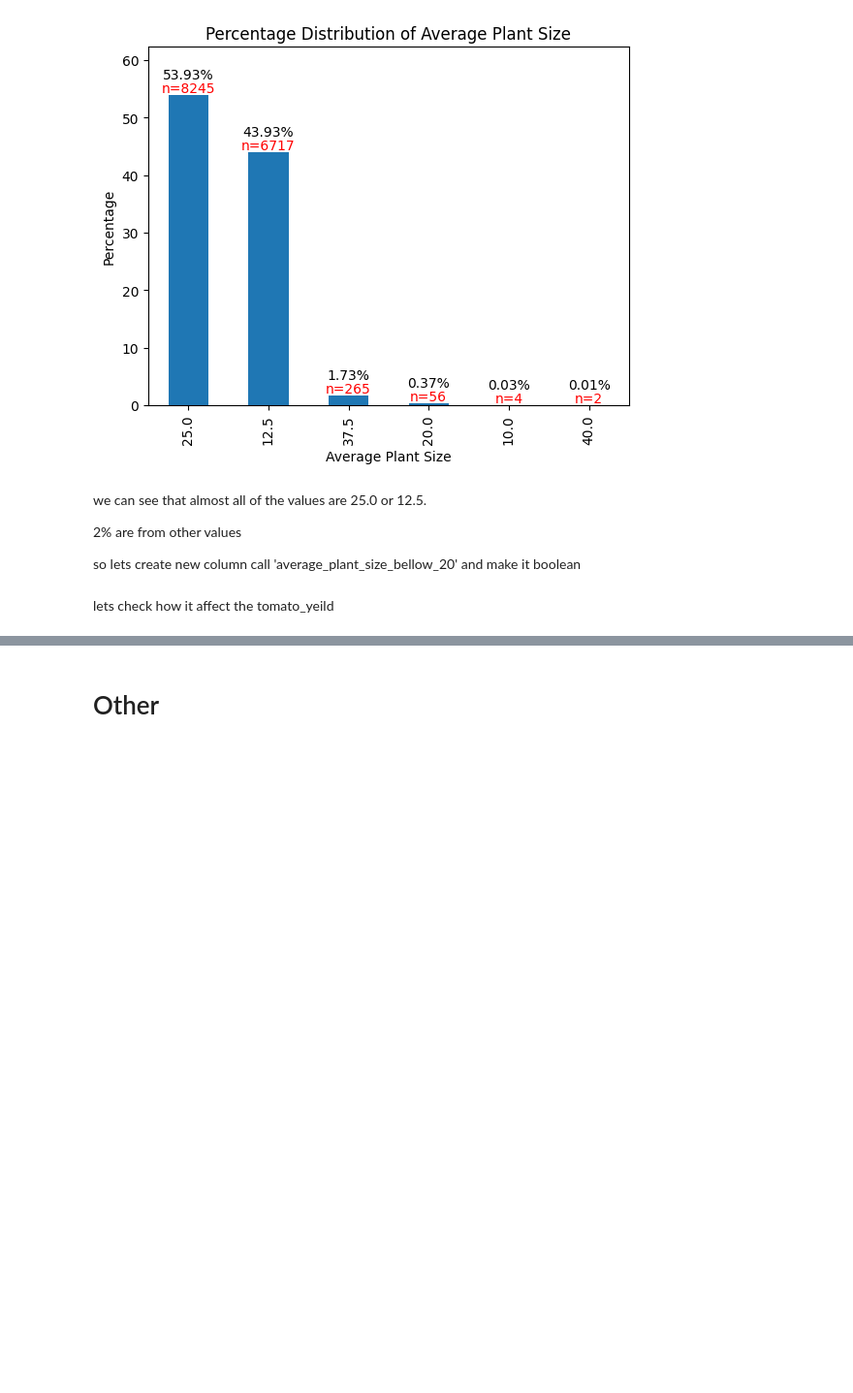
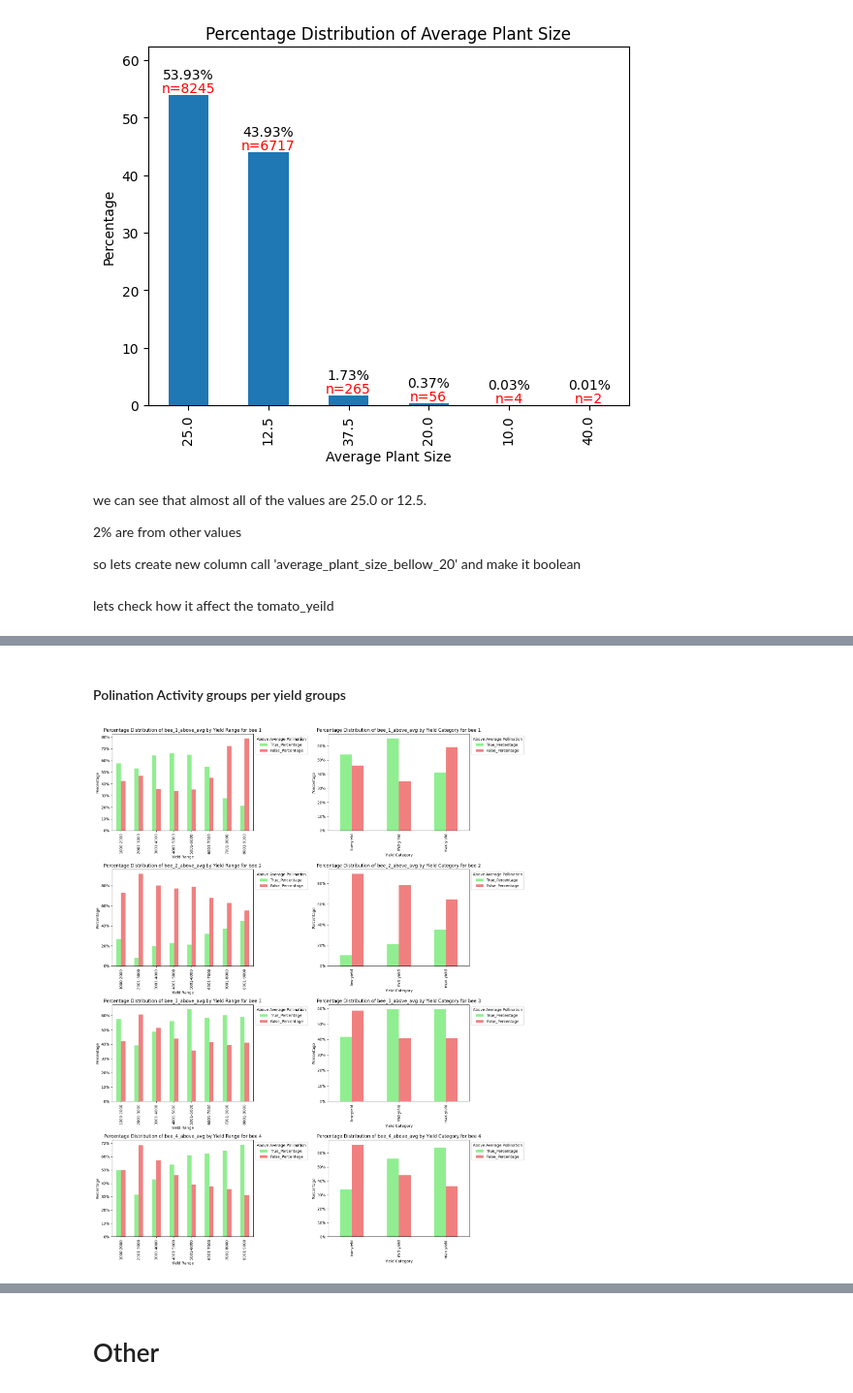
Before and after one commit to matan-avitan/Data-processing-analysis-and-presentation-course, a Jupyter notebook: Tomato.ipynb, the cells around one changed output, grey strips where cells are left out. Shown at 97% size. Drawn from its saved outputs; the diff is of its cells as text; code cells hidden in the pictures; blank space fills up the shorter version.

```diff
--- a/Tomato.ipynb
+++ b/Tomato.ipynb
@@ -475,0 +527,37 @@ plt.show()
+# %% [markdown]
+#### Polination Activity groups per yield groups
+# %%
+fig, axes = plt.subplots(4, 2, figsize=(16, 20))
+
+for bee in range(1, 5):
+    row = bee - 1
+    bee_col = f'bee_{bee}_above_avg'
+
+    # Plot bar plot for yield range
+    grouped = tomatoes.groupby(['yield_range', bee_col]).size().unstack()
+    grouped['Total'] = grouped[True].fillna(0) + grouped[False].fillna(0)
+    grouped['True_Percentage'] = (grouped[True].fillna(0) / grouped['Total']) * 100
+    grouped['False_Percentage'] = (grouped[False].fillna(0) / grouped['Total']) * 100
+    grouped[['True_Percentage', 'False_Percentage']].plot(kind='bar', ax=axes[row, 0], color=['lightgreen', 'lightcoral'])
+    axes[row, 0].set_xlabel('Yield Range')
+    axes[row, 0].set_ylabel('Percentage')
+    axes[row, 0].set_title(f'Percentage Distribution of {bee_col} by Yield Range for bee {bee}')
+    axes[row, 0].yaxis.set_major_formatter(plt.FuncFormatter('{:.0f}%'.format))
+    axes[row, 0].legend(title='Above Average Pollination', loc='upper left', bbox_to_anchor=(1, 1))
+
+    # Plot bar plot for yield category
+    grouped = tomatoes.groupby(['yield_category', bee_col]).size().unstack()
+    grouped['Total'] = grouped[True].fillna(0) + grouped[False].fillna(0)
+    grouped['True_Percentage'] = (grouped[True].fillna(0) / grouped['Total']) * 100
+    grouped['False_Percentage'] = (grouped[False].fillna(0) / grouped['Total']) * 100
+    grouped[['True_Percentage', 'False_Percentage']].plot(kind='bar', ax=axes[row, 1], color=['lightgreen', 'lightcoral'])
+    axes[row, 1].set_xlabel('Yield Category')
+    axes[row, 1].set_ylabel('Percentage')
+    axes[row, 1].set_title(f'Percentage Distribution of {bee_col} by Yield Category for bee {bee}')
+    axes[row, 1].yaxis.set_major_formatter(plt.FuncFormatter('{:.0f}%'.format))
+    axes[row, 1].legend(title='Above Average Pollination', loc='upper left', bbox_to_anchor=(1, 1))
+
+plt.tight_layout()
+plt.show()
+# %% [output]
+[figure, added]
```
Also changed, not shown: parts of 35 cells of this notebook.
